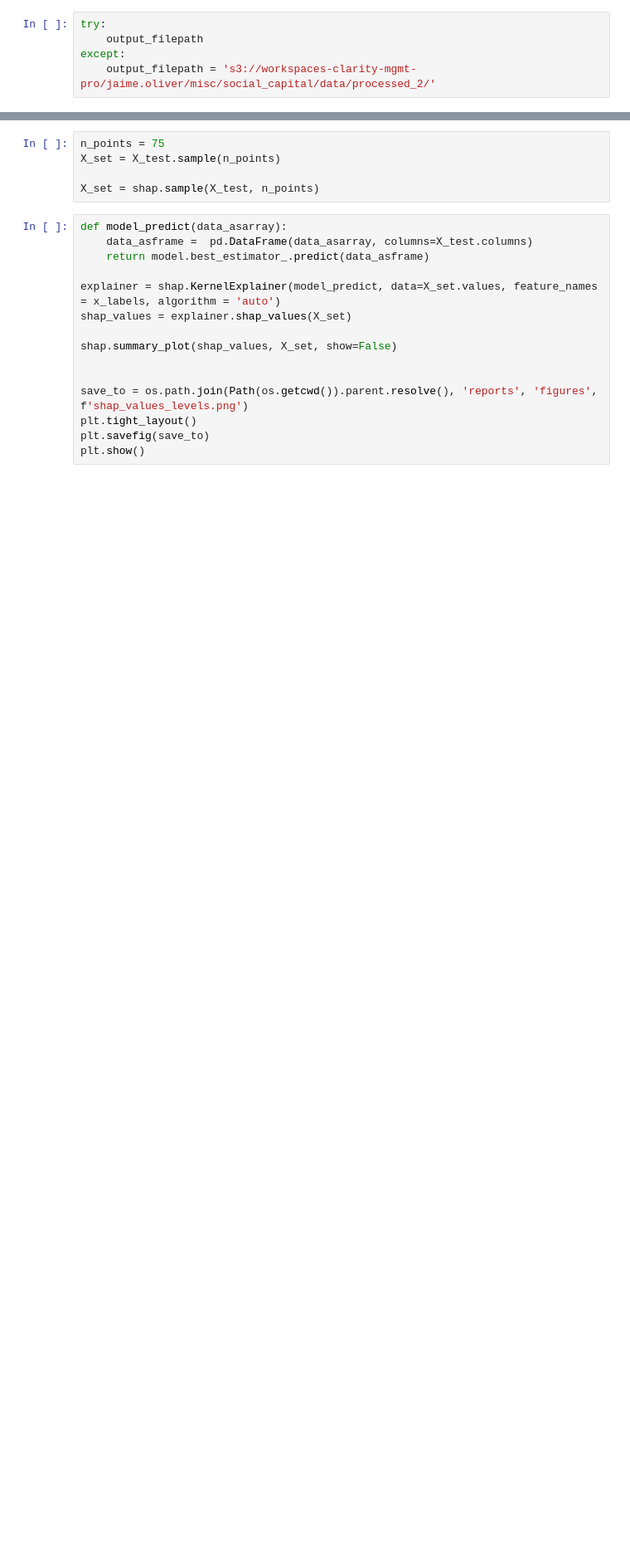
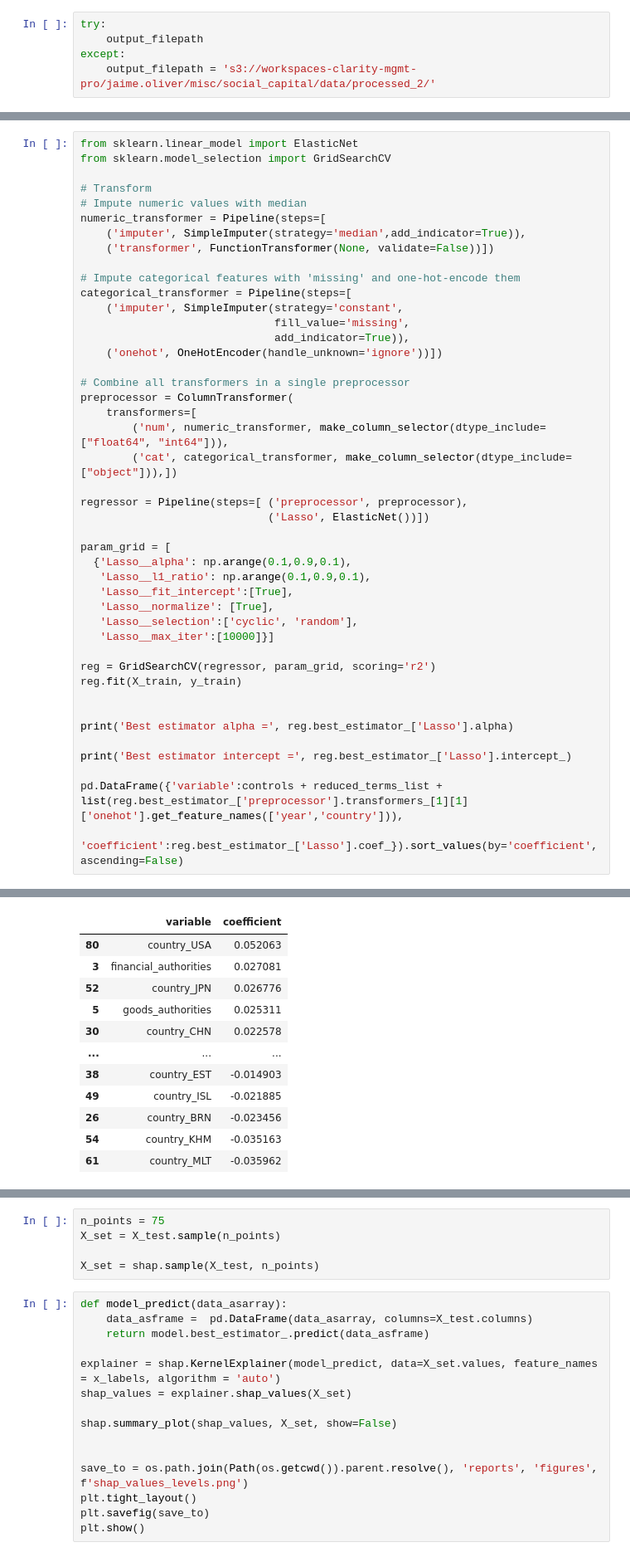
Before and after one commit to jaimeoliver1/social_capital_in_trade_networks, a Jupyter notebook: notebooks/01_02_non_linear_regression_models.ipynb, the cells around one changed output, grey strips where cells are left out. Shown at 83% size. Saved outputs shown, nothing was run; the diff lists cells and outputs as text; blank space fills up the shorter version.

```diff
--- a/notebooks/01_02_non_linear_regression_models.ipynb
+++ b/notebooks/01_02_non_linear_regression_models.ipynb
@@ -53,0 +44,45 @@ y_label = 'log_gdp'
+# %%
+from sklearn.linear_model import ElasticNet
+from sklearn.model_selection import GridSearchCV
+
+# Transform
+# Impute numeric values with median
+numeric_transformer = Pipeline(steps=[
+    ('imputer', SimpleImputer(strategy='median',add_indicator=True)),
+    ('transformer', FunctionTransformer(None, validate=False))])
+
+# Impute categorical features with 'missing' and one-hot-encode them
+categorical_transformer = Pipeline(steps=[
+    ('imputer', SimpleImputer(strategy='constant',
+                              fill_value='missing',
+                              add_indicator=True)),
+    ('onehot', OneHotEncoder(handle_unknown='ignore'))])
+
+# Combine all transformers in a single preprocessor
+preprocessor = ColumnTransformer(
+    transformers=[
+        ('num', numeric_transformer, make_column_selector(dtype_include=["float64", "int64"])),
+        ('cat', categorical_transformer, make_column_selector(dtype_include=["object"])),])
+
+regressor = Pipeline(steps=[ ('preprocessor', preprocessor),
+                             ('Lasso', ElasticNet())])
+
+param_grid = [
+  {'Lasso__alpha': np.arange(0.1,0.9,0.1),
+   'Lasso__l1_ratio': np.arange(0.1,0.9,0.1),
+   'Lasso__fit_intercept':[True],
+   'Lasso__normalize': [True],
+   'Lasso__selection':['cyclic', 'random'],
+   'Lasso__max_iter':[10000]}]
+
+reg = GridSearchCV(regressor, param_grid, scoring='r2')
+reg.fit(X_train, y_train)
+
+
+print('Best estimator alpha =', reg.best_estimator_['Lasso'].alpha)
+
+print('Best estimator intercept =', reg.best_estimator_['Lasso'].intercept_)
+
+pd.DataFrame({'variable':controls + reduced_terms_list + list(reg.best_estimator_['preprocessor'].transformers_[1][1]['onehot'].get_feature_names(['year','country'])),
+              'coefficient':reg.best_estimator_['Lasso'].coef_}).sort_values(by='coefficient', ascending=False)
+# %% [output]
@@ -53,0 +91,12 @@ y_label = 'log_gdp'
+|  | variable | coefficient |
+| 80 | country_USA | 0.052063 |
+| 3 | financial_authorities | 0.027081 |
+| 52 | country_JPN | 0.026776 |
+| 5 | goods_authorities | 0.025311 |
+| 30 | country_CHN | 0.022578 |
+| ... | ... | ... |
+| 38 | country_EST | -0.014903 |
+| 49 | country_ISL | -0.021885 |
+| 26 | country_BRN | -0.023456 |
+| 54 | country_KHM | -0.035163 |
+| 61 | country_MLT | -0.035962 |
```
Also changed, not shown: parts of 18 cells of this notebook, 5 other files.
